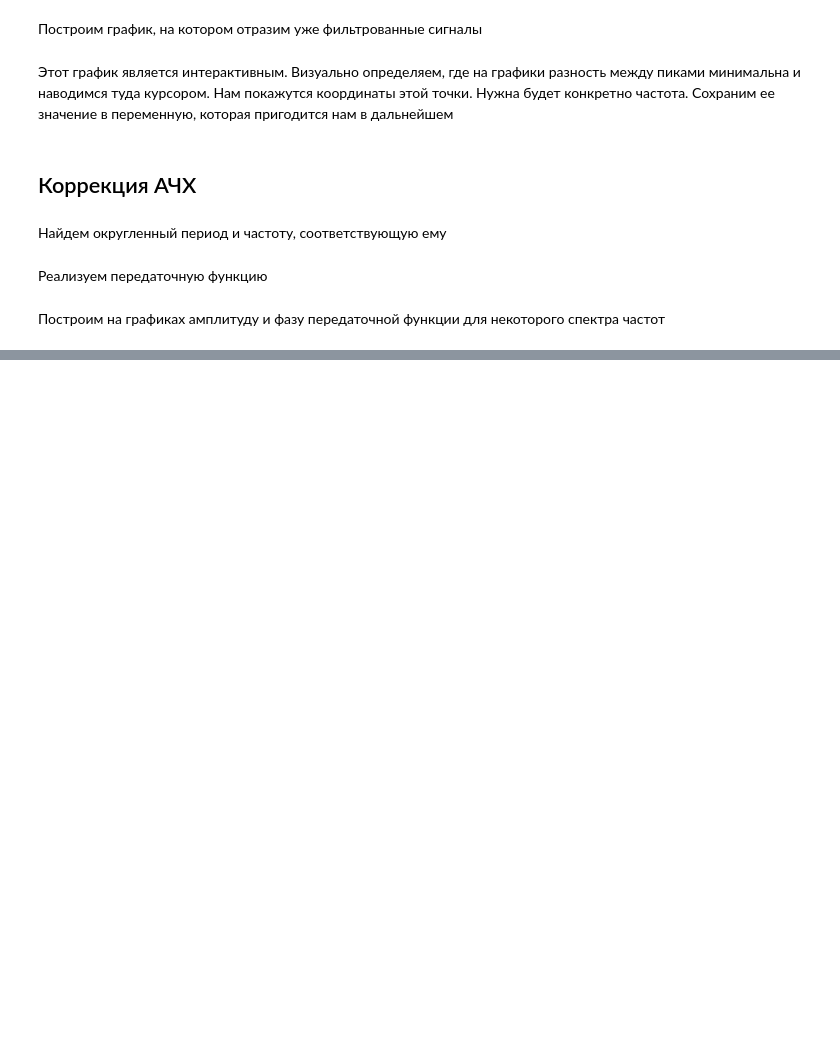
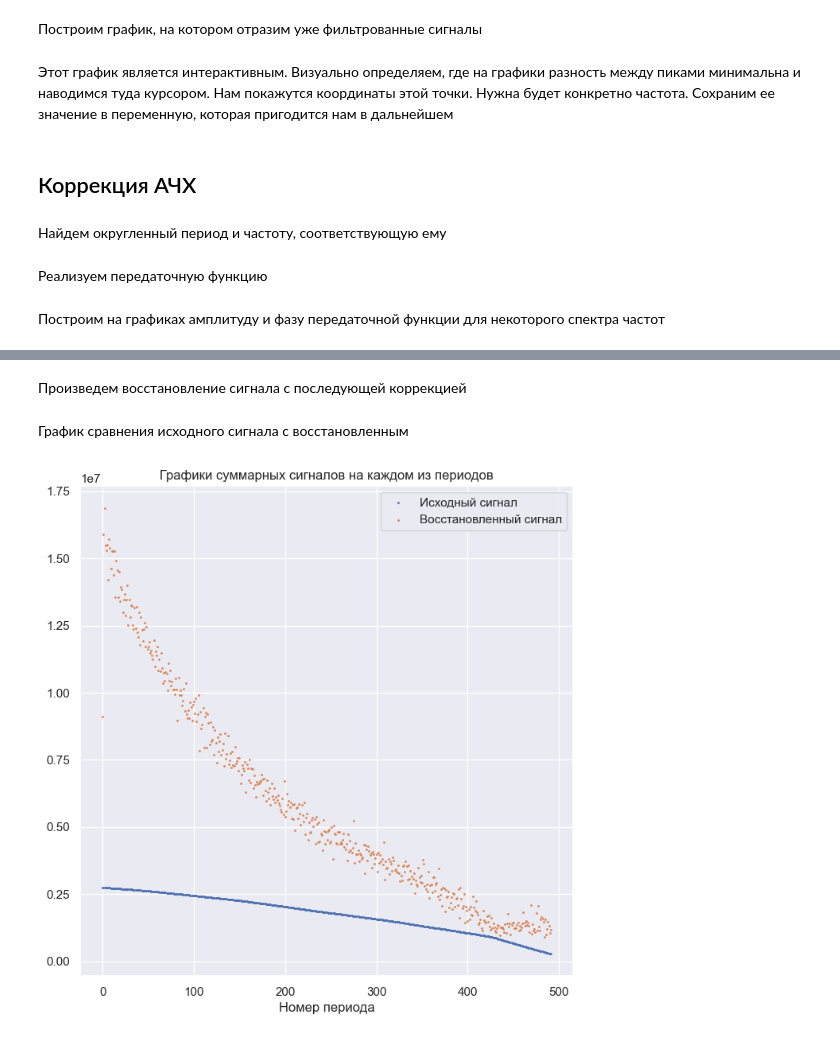
Before and after one commit to settlermine/jinr_practice, a Jupyter notebook: main.ipynb, the cells around one changed output, grey strips where cells are left out. Cells and saved outputs as stored; diff of their text form; code cells hidden in the pictures; blank space fills up the shorter version.

```diff
--- a/main.ipynb
+++ b/main.ipynb
@@ -729,0 +730,17 @@ axs[1].set_ylabel('Фаза');
+# %% [markdown]
+Произведем восстановление сигнала с последующей коррекцией
+# %%
+restored_signal = restore_original_signal_time_domain(summary_resonance['X'], period, rotation_frequency, transfer_function)
+corrected_signal = correct_offset_with_smoothing(restored_signal, 60)
+# %% [markdown]
+График сравнения исходного сигнала с восстановленным
+# %%
+plt.figure(figsize=(8, 8))
+plt.scatter(np.arange(492), [np.sum(summary_resonance['X'][i:i+int(period)]) for i in range(len(summary_resonance['X'])//int(period))],
+            s=1, label='Исходный сигнал')
+plt.scatter(np.arange(492), [np.sum(bunch) for bunch in corrected_signal], s=1, label='Восстановленный сигнал')
+plt.legend()
+plt.title('Графики суммарных сигналов на каждом из периодов')
+plt.xlabel('Номер периода');
+# %% [output]
+[figure, added]
```
Also changed, not shown: parts of 8 cells of this notebook.
